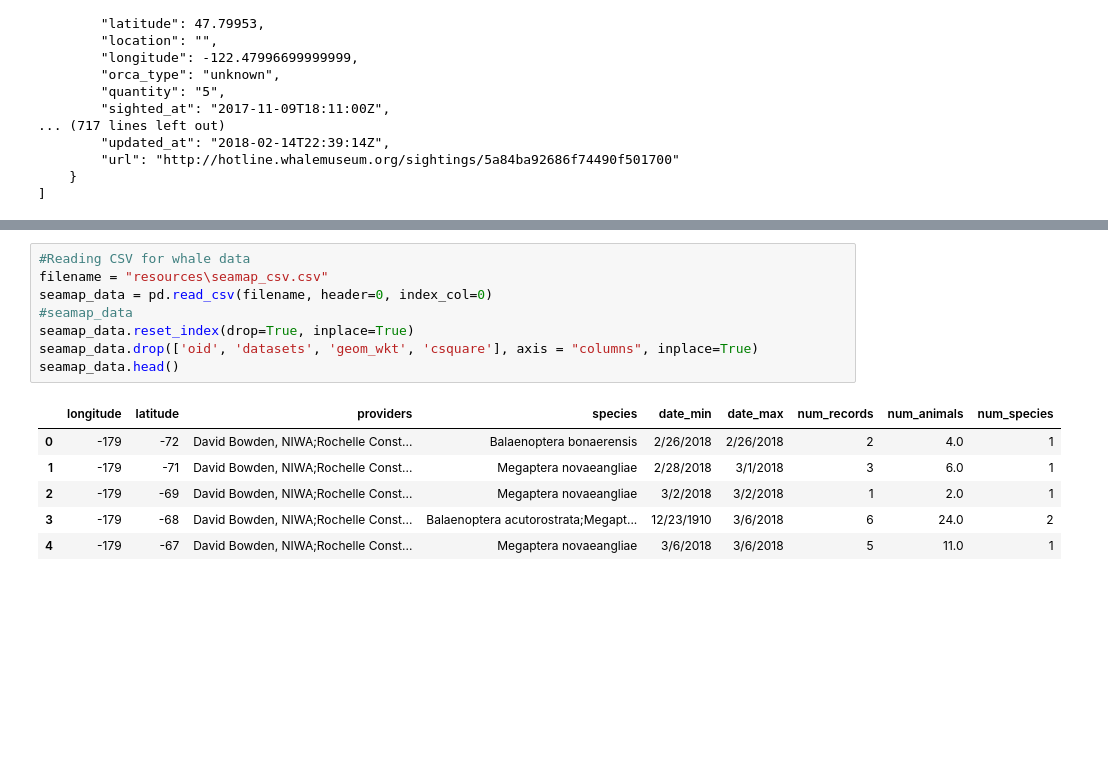
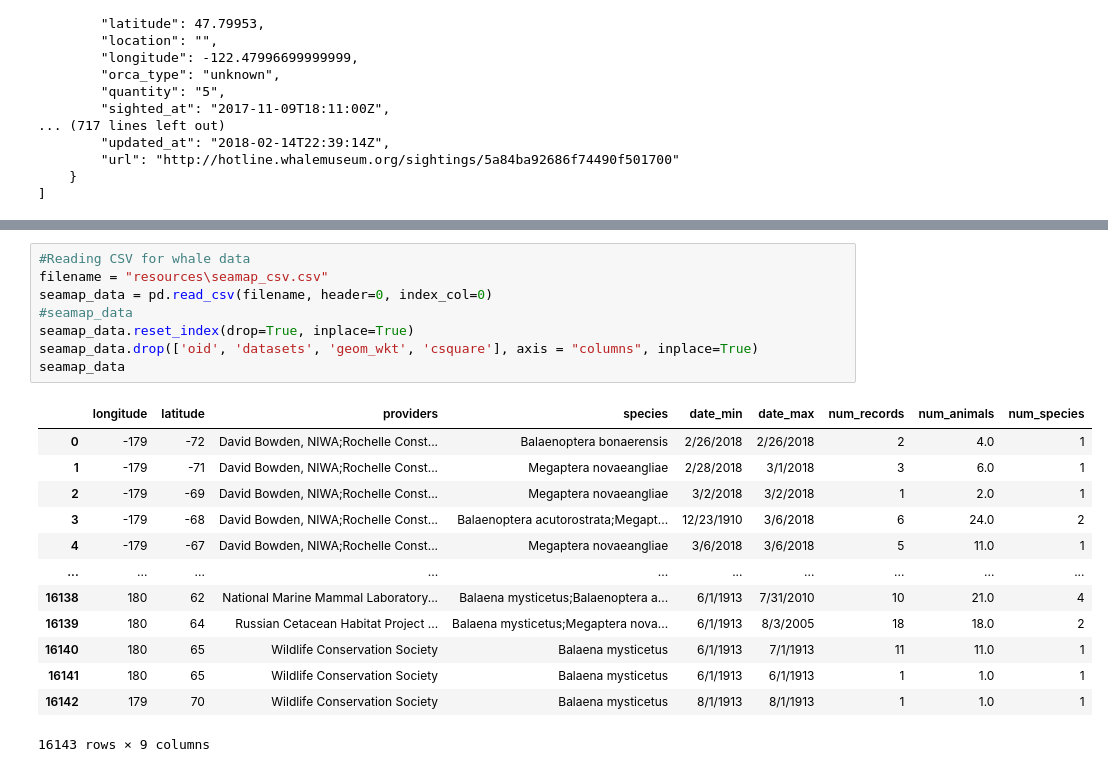
Before and after one commit to lyli888/orca, a Jupyter notebook: WhaleMaps.ipynb, the cells around one changed output, grey strips where cells are left out. Cells and saved outputs as stored; diff of their text form; blank space fills up the shorter version.

```diff
--- a/WhaleMaps.ipynb
+++ b/WhaleMaps.ipynb
@@ -86,15 +75,22 @@ orca_data
 # %%
 #Reading CSV for whale data
 filename = "resources\seamap_csv.csv"
 seamap_data = pd.read_csv(filename, header=0, index_col=0)
 #seamap_data
 seamap_data.reset_index(drop=True, inplace=True)
 seamap_data.drop(['oid', 'datasets', 'geom_wkt', 'csquare'], axis = "columns", inplace=True)
-seamap_data.head()
+seamap_data
 # %% [output]
 |  | longitude | latitude | providers | species | date_min | date_max | num_records | num_animals | num_species |
 | 0 | -179 | -72 | David Bowden, NIWA;Rochelle Const... | Balaenoptera bonaerensis | 2/26/2018 | 2/26/2018 | 2 | 4.0 | 1 |
 | 1 | -179 | -71 | David Bowden, NIWA;Rochelle Const... | Megaptera novaeangliae | 2/28/2018 | 3/1/2018 | 3 | 6.0 | 1 |
 | 2 | -179 | -69 | David Bowden, NIWA;Rochelle Const... | Megaptera novaeangliae | 3/2/2018 | 3/2/2018 | 1 | 2.0 | 1 |
 | 3 | -179 | -68 | David Bowden, NIWA;Rochelle Const... | Balaenoptera acutorostrata;Megapt... | 12/23/1910 | 3/6/2018 | 6 | 24.0 | 2 |
 | 4 | -179 | -67 | David Bowden, NIWA;Rochelle Const... | Megaptera novaeangliae | 3/6/2018 | 3/6/2018 | 5 | 11.0 | 1 |
+| ... | ... | ... | ... | ... | ... | ... | ... | ... | ... |
+| 16138 | 180 | 62 | National Marine Mammal Laboratory... | Balaena mysticetus;Balaenoptera a... | 6/1/1913 | 7/31/2010 | 10 | 21.0 | 4 |
+| 16139 | 180 | 64 | Russian Cetacean Habitat Project ... | Balaena mysticetus;Megaptera nova... | 6/1/1913 | 8/3/2005 | 18 | 18.0 | 2 |
+| 16140 | 180 | 65 | Wildlife Conservation Society | Balaena mysticetus | 6/1/1913 | 7/1/1913 | 11 | 11.0 | 1 |
+| 16141 | 180 | 65 | Wildlife Conservation Society | Balaena mysticetus | 6/1/1913 | 6/1/1913 | 1 | 1.0 | 1 |
+| 16142 | 179 | 70 | Wildlife Conservation Society | Balaena mysticetus | 8/1/1913 | 8/1/1913 | 1 | 1.0 | 1 |
+16143 rows × 9 columns
```
Also changed, not shown: parts of 1 cell of this notebook.
